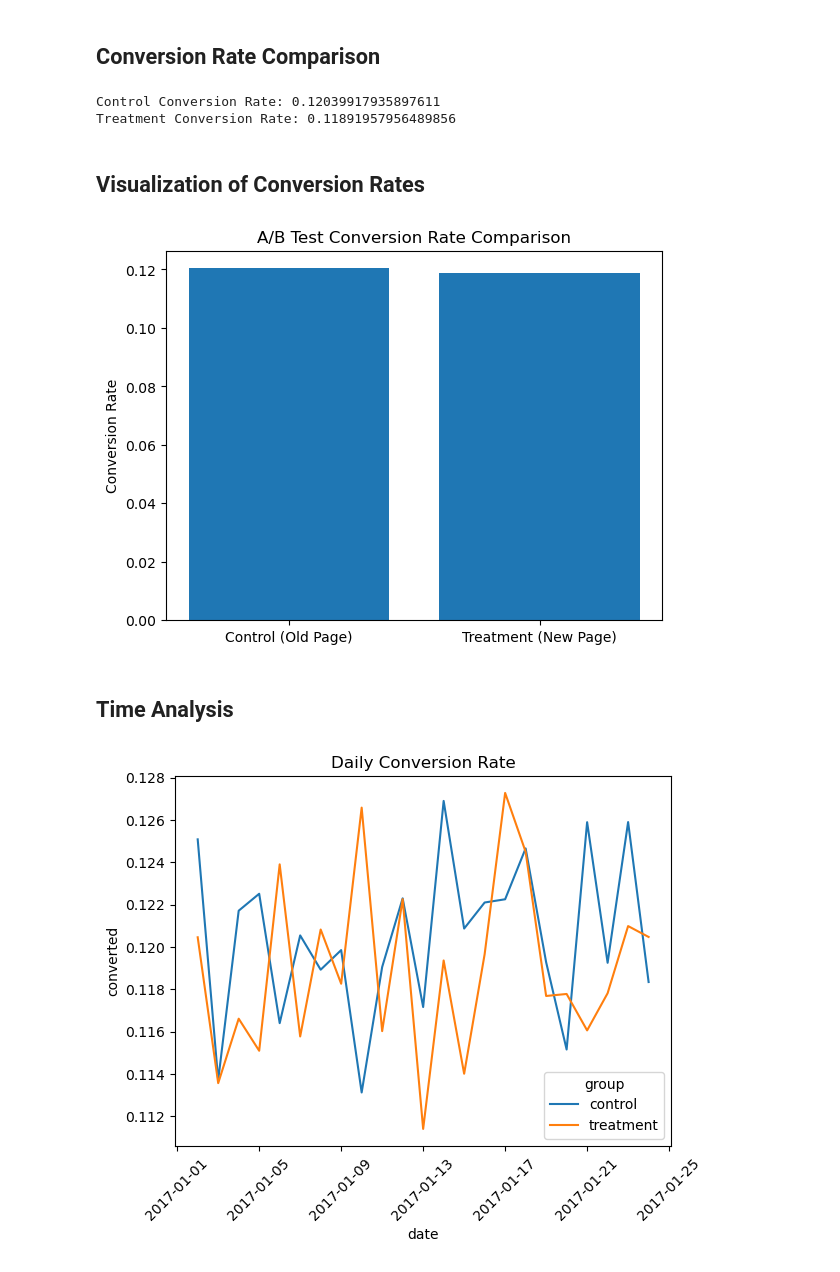
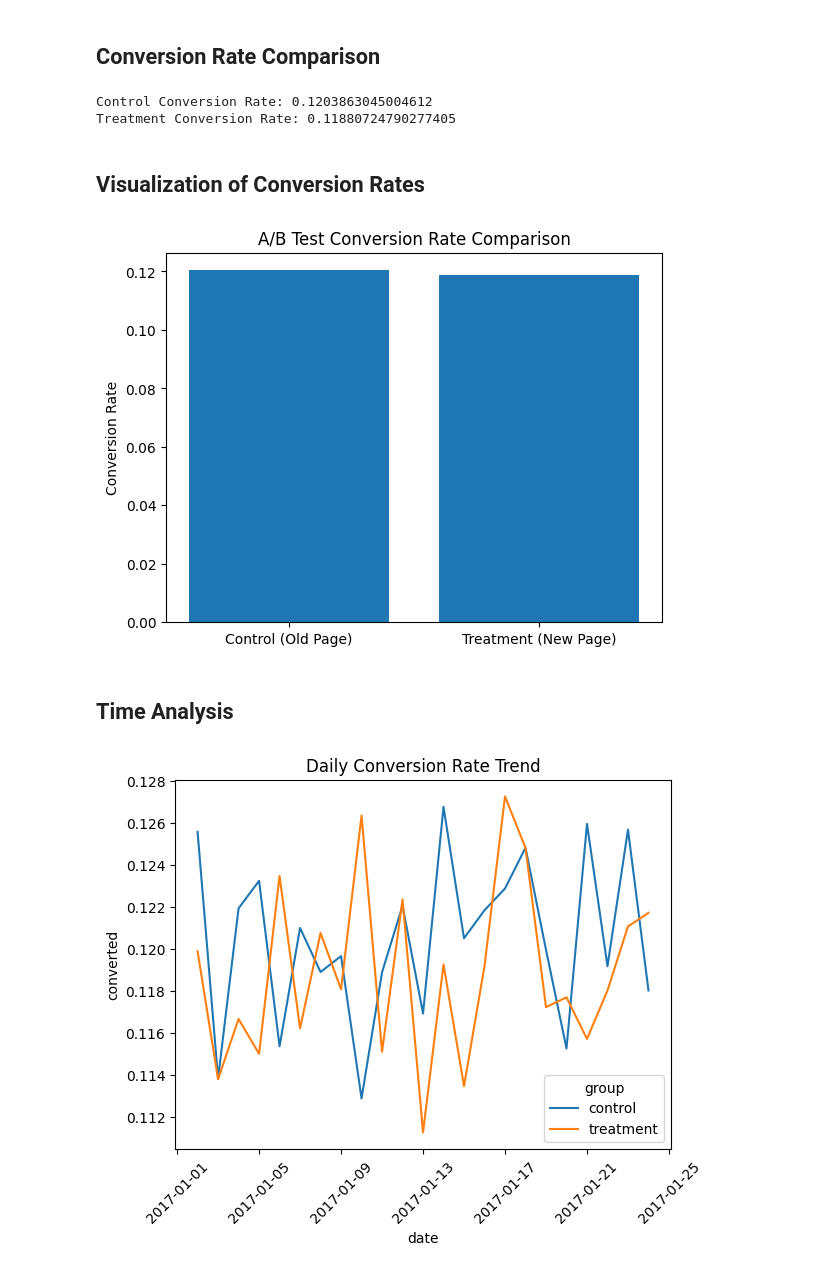
Before and after one commit to AnushkaPal2003/AB-Testing-, a Jupyter notebook: Hypothesis Testing for Landing Page Optimization.ipynb, the cells around one changed output. Drawn from its saved outputs; the diff is of its cells as text; code cells hidden in the pictures.

```diff
--- a/Hypothesis Testing for Landing Page Optimization.ipynb
+++ b/Hypothesis Testing for Landing Page Optimization.ipynb
@@ -49,0 +54,7 @@ Name: count, dtype: int64
+# %%
+mismatch = df[
+    ((df['group'] == 'control') & (df['landing_page'] != 'old_page')) |
+    ((df['group'] == 'treatment') & (df['landing_page'] != 'new_page'))
+]
+
+print("Mismatched rows:", mismatch.shape[0])
@@ -50 +63,3 @@ Name: count, dtype: int64
+# %%
+df = df.drop(mismatch.index)
 # %% [markdown]
@@ -130,8 +155,8 @@ treatment_rate = treatment_conversions / treatment_users
 print("Control Conversion Rate:", control_rate)
 print("Treatment Conversion Rate:", treatment_rate)
 # %% [output]
-Control Conversion Rate: 0.12039917935897611
-Treatment Conversion Rate: 0.11891957956489856
+Control Conversion Rate: 0.1203863045004612
+Treatment Conversion Rate: 0.11880724790277405
 # %% [markdown]
 ## Visualization of Conversion Rates
 # %%
@@ -142,16 +167,18 @@ plt.ylabel("Conversion Rate")
 plt.title("A/B Test Conversion Rate Comparison")
 plt.show()
 # %% [output]
-[figure, old version]
+[figure, new version]
 # %% [markdown]
 ## Time Analysis
 # %%
 df['timestamp'] = pd.to_datetime(df['timestamp'])
 df['date'] = df['timestamp'].dt.date
-daily_conversion = df.groupby(['date','group'])['converted'].mean().reset_index()
+
+daily_conversion = df.groupby(['date', 'group'])['converted'].mean().reset_index()
+
 sns.lineplot(data=daily_conversion, x='date', y='converted', hue='group')
-plt.title("Daily Conversion Rate")
+plt.title("Daily Conversion Rate Trend")
 plt.xticks(rotation=45)
 plt.show()
 # %% [output]
-[figure, old version]
+[figure, new version]
```
Also changed, not shown: parts of 15 cells of this notebook, 1 other file.
